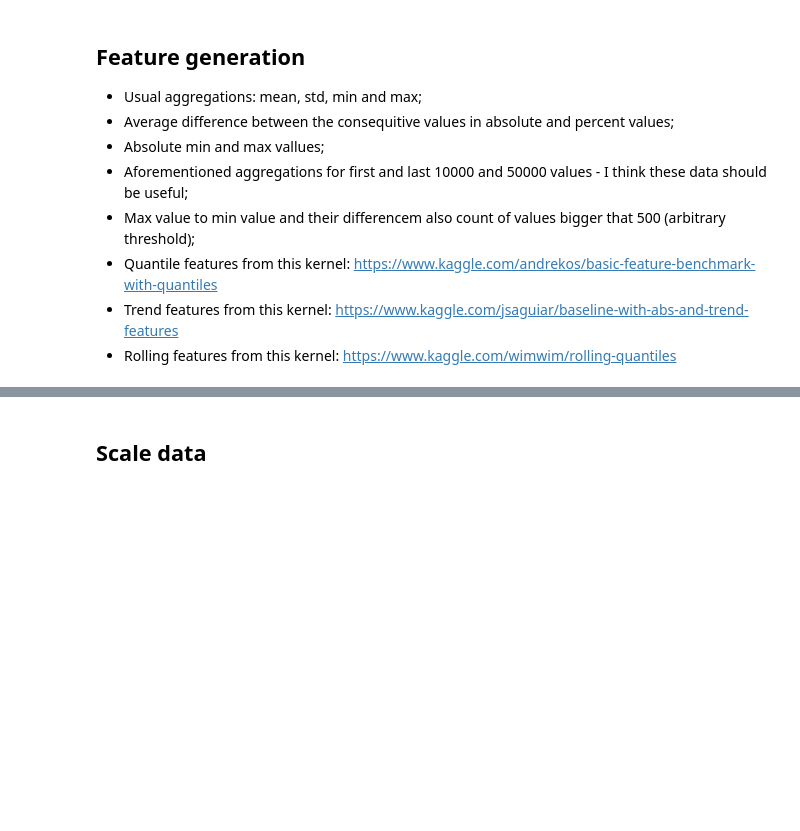
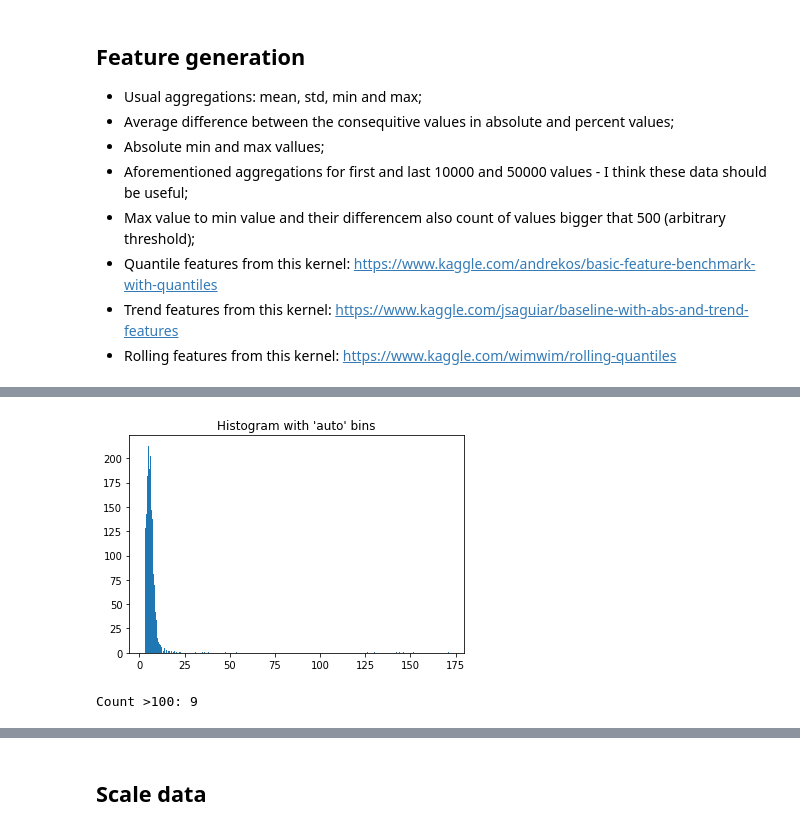
Before and after one commit to ricarddelgado/lanl-earthquake-kaggle, a Jupyter notebook: lanl_master_notebook.ipynb, the cells around one changed output, grey strips where cells are left out. Drawn from its saved outputs; the diff is of its cells as text; code cells hidden in the pictures; blank space fills up the shorter version.

```diff
--- a/lanl_master_notebook.ipynb
+++ b/lanl_master_notebook.ipynb
@@ -172,0 +189,8 @@ Reading hdf files:Done
+# %%
+plt.hist(X_test['std'], bins='auto')  # arguments are passed to np.histogram
+plt.title("Histogram with 'auto' bins")
+plt.show()
+print(f"Count >100: {np.sum(X_test['std']>100)}")
+# %% [output]
+[figure, added]
+Count >100: 9
```
Also changed, not shown: parts of 59 cells of this notebook, 5 other files.
